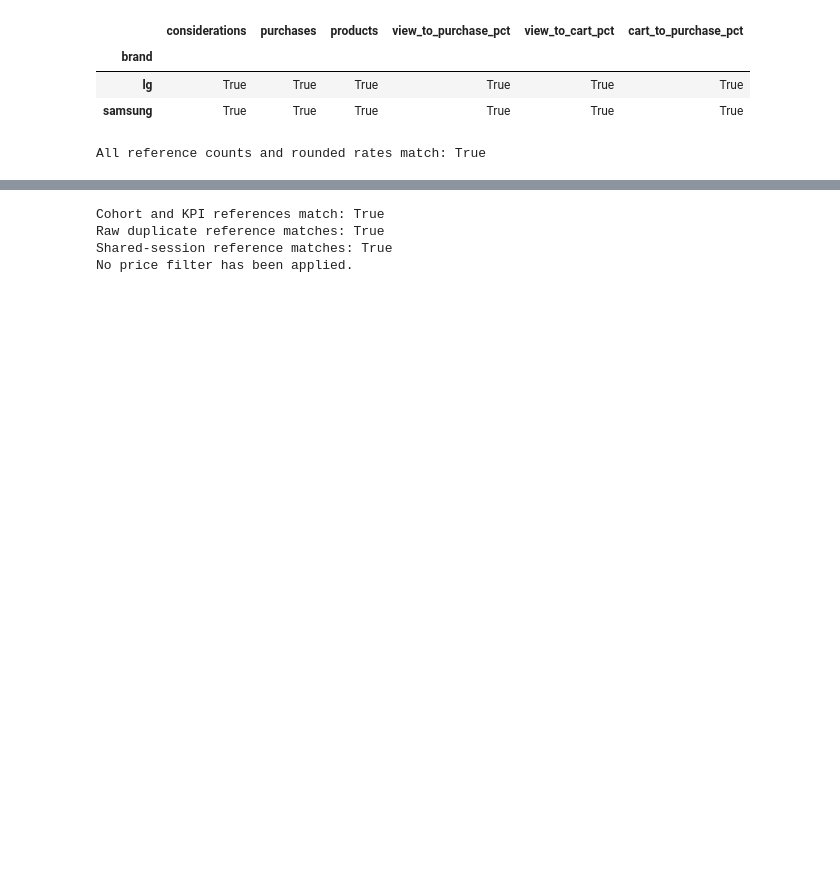
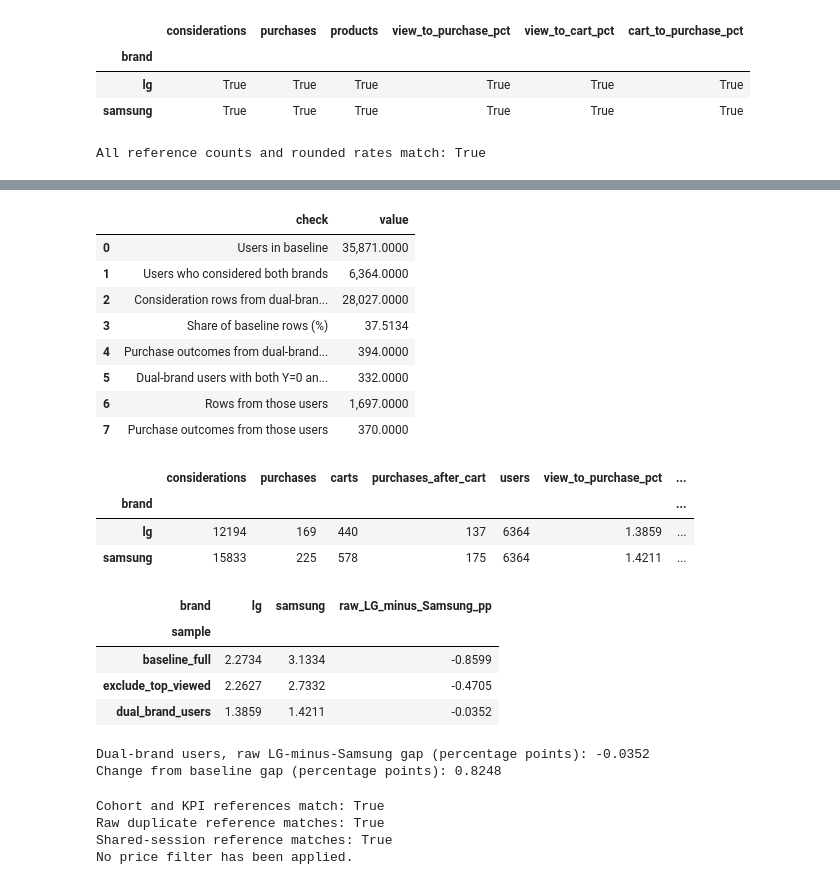
Before and after one commit to Dod0ria/Marketing-Project, a Jupyter notebook: Edoardo_notebook.ipynb, the cells around one changed output, grey strips where cells are left out. Drawn from its saved outputs; the diff is of its cells as text; code cells hidden in the pictures; blank space fills up the shorter version.

Commit message:
Add dual-brand users sample

```diff
--- a/Edoardo_notebook.ipynb
+++ b/Edoardo_notebook.ipynb
@@ -408,3 +397,71 @@ display(sample_gaps)
+# %%
+# 14b. Compare a sample of users who considered both brands
+# Keep shoppers with at least one LG and one Samsung consideration, so both brand rates use the same people.
+brands_per_user = baseline_full.groupby('user_id')['brand'].nunique()
+dual_brand_ids = brands_per_user[brands_per_user == 2].index
+dual_brand_users = baseline_full[baseline_full['user_id'].isin(dual_brand_ids)].copy()
+
+# Users whose outcome varies (at least one Y=1 and one Y=0 row) are the ones a user fixed-effects logit can use.
+y_varies = dual_brand_users.groupby('user_id')['Y'].nunique() == 2
+usable_ids = y_varies[y_varies].index
+usable_rows = dual_brand_users['user_id'].isin(usable_ids)
+
+dual_brand_check = pd.DataFrame({
+    'check': ['Users in baseline',
+              'Users who considered both brands',
+              'Consideration rows from dual-brand users',
+              'Share of baseline rows (%)',
+              'Purchase outcomes from dual-brand users',
+              'Dual-brand users with both Y=0 and Y=1 rows',
+              'Rows from those users',
+              'Purchase outcomes from those users'],
+    'value': [baseline_full['user_id'].nunique(),
+              len(dual_brand_ids),
+              len(dual_brand_users),
+              100 * len(dual_brand_users) / len(baseline_full),
+              dual_brand_users['Y'].sum(),
+              y_varies.sum(),
+              usable_rows.sum(),
+              dual_brand_users.loc[usable_rows, 'Y'].sum()]
+})
+display(dual_brand_check)
+
+dual_brand_kpis = dual_brand_users.groupby('brand').agg(
+    considerations=('Y', 'size'), purchases=('Y', 'sum'), carts=('has_cart', 'sum'),
+    purchases_after_cart=('purchase_after_cart', 'sum'), users=('user_id', 'nunique'))
+dual_brand_kpis['view_to_purchase_pct'] = 100 * dual_brand_kpis['purchases'] / dual_brand_kpis['considerations']
+dual_brand_kpis['view_to_cart_pct'] = 100 * dual_brand_kpis['carts'] / dual_brand_kpis['considerations']
+dual_brand_kpis['cart_to_purchase_pct'] = 100 * dual_brand_kpis['purchases_after_cart'] / dual_brand_kpis['carts'].replace(0, np.nan)
+display(dual_brand_kpis)
+
+dual_brand_gap_pp = dual_brand_kpis.loc['lg', 'view_to_purchase_pct'] - dual_brand_kpis.loc['samsung', 'view_to_purchase_pct']
+sample_gaps.loc['dual_brand_users'] = [dual_brand_kpis.loc['lg', 'view_to_purchase_pct'],
+                                       dual_brand_kpis.loc['samsung', 'view_to_purchase_pct'],
+                                       dual_brand_gap_pp]
+display(sample_gaps)
+print('Dual-brand users, raw LG-minus-Samsung gap (percentage points):', round(dual_brand_gap_pp, 4))
+print('Change from baseline gap (percentage points):', round(dual_brand_gap_pp - raw_gap_pp, 4))
+# %% [output]
+|  | check | value |
+| 0 | Users in baseline | 35,871.0000 |
+| 1 | Users who considered both brands | 6,364.0000 |
+| 2 | Consideration rows from dual-bran... | 28,027.0000 |
+| 3 | Share of baseline rows (%) | 37.5134 |
+| 4 | Purchase outcomes from dual-brand... | 394.0000 |
+| 5 | Dual-brand users with both Y=0 an... | 332.0000 |
+| 6 | Rows from those users | 1,697.0000 |
+| 7 | Purchase outcomes from those users | 370.0000 |
+|  | considerations | purchases | carts | purchases_after_cart | users | view_to_purchase_pct | ... |
+| brand |  |  |  |  |  |  | ... |
+| lg | 12194 | 169 | 440 | 137 | 6364 | 1.3859 | ... |
+| samsung | 15833 | 225 | 578 | 175 | 6364 | 1.4211 | ... |
+| brand | lg | samsung | raw_LG_minus_Samsung_pp |
+| sample |  |  |  |
+| baseline_full | 2.2734 | 3.1334 | -0.8599 |
+| exclude_top_viewed | 2.2627 | 2.7332 | -0.4705 |
+| dual_brand_users | 1.3859 | 1.4211 | -0.0352 |
+Dual-brand users, raw LG-minus-Samsung gap (percentage points): -0.0352
+Change from baseline gap (percentage points): 0.8248
 # %%
 # 15. Inspect a few event sequences
 # Look at real examples to check that the calculations follow the events correctly.
```
Also changed, not shown: parts of 9 cells of this notebook.
